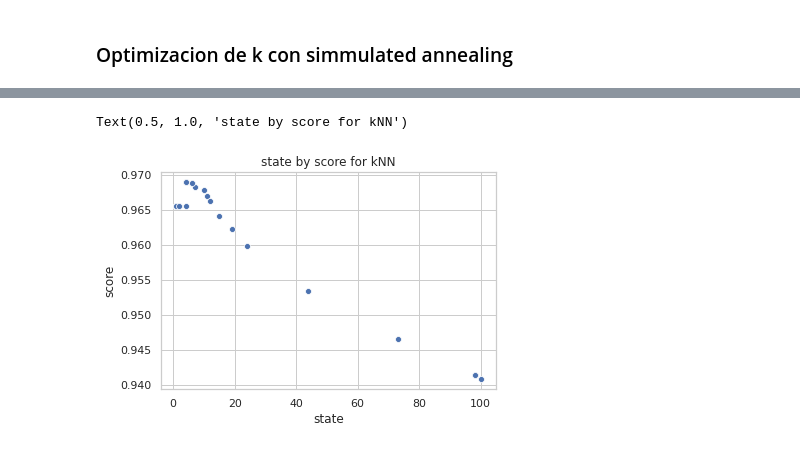
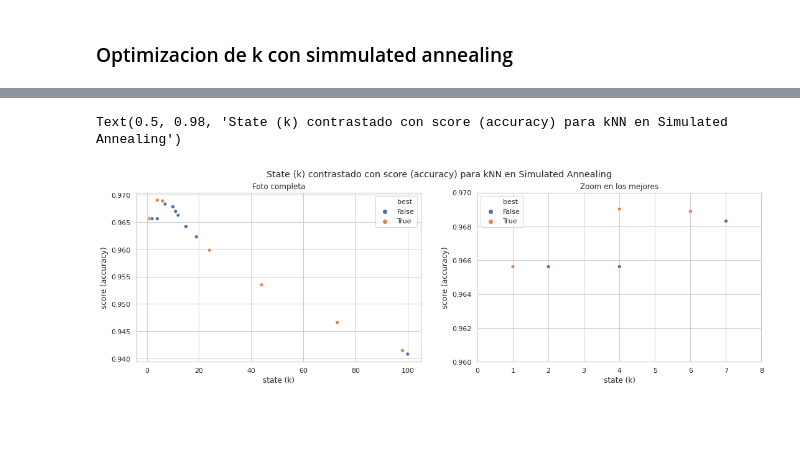
Before and after one commit to mnPanic/metnum-tp2, a Jupyter notebook: notebooks/knn_optimization.ipynb, the cells around one changed output, grey strips where cells are left out. Cells and saved outputs as stored; diff of their text form; code cells hidden in the pictures; blank space fills up the shorter version.

```diff
--- a/notebooks/knn_optimization.ipynb
+++ b/notebooks/knn_optimization.ipynb
@@ -164,12 +171,0 @@ sns.lineplot(data=df, x="step", y="score", ax=ax_score)
-# %%
-import seaborn as sns
-sns.set(style="whitegrid")
-plot = sns.scatterplot(
-    data=df, x="state", y="score",
-    legend="full",
-)
-#plot.set_ylim(0.945, 0.98)
-plot.set_title("state by score for kNN")
-# %% [output]
-Text(0.5, 1.0, 'state by score for kNN')
-[figure, removed]
@@ -180,0 +172,32 @@ df.to_csv("data/knn/optimization/history_best_4.csv", index=False)
+# %%
+# Sacamos los duplicados porque ciertos states se recorren mas de una vez
+df_unique = df.drop_duplicates(subset=["state", "score"])
+df_unique.sort_values("score", ascending=False)
+#df_unique.to_csv("data/knn/optimization/results_unique.csv", index=False)
+# %%
+import seaborn as sns
+sns.set(style="whitegrid")
+
+fig, (ax, ax_zoom) = plt.subplots(1, 2, figsize=(18, 5))
+plot = sns.scatterplot(
+    data=df_unique, x="state", y="score",
+    hue="best",
+    ax=ax,
+)
+plot.set(ylabel="score (accuracy)", xlabel="state (k)")
+plot.set_title("Foto completa")
+
+# zoom
+zoom = sns.scatterplot(
+    data=df_unique, x="state", y="score",
+    hue="best",
+    ax=ax_zoom,
+)
+ax_zoom.set_xlim(0, 8)
+ax_zoom.set_ylim(0.96, 0.97)
+zoom.set(ylabel="score (accuracy)", xlabel="state (k)")
+zoom.set_title("Zoom en los mejores")
+fig.suptitle("State (k) contrastado con score (accuracy) para kNN en Simulated Annealing")
+# %% [output]
+Text(0.5, 0.98, 'State (k) contrastado con score (accuracy) para kNN en Simulated Annealing')
+[figure, added]
```
Also changed, not shown: parts of 10 cells of this notebook, 2 other files.
